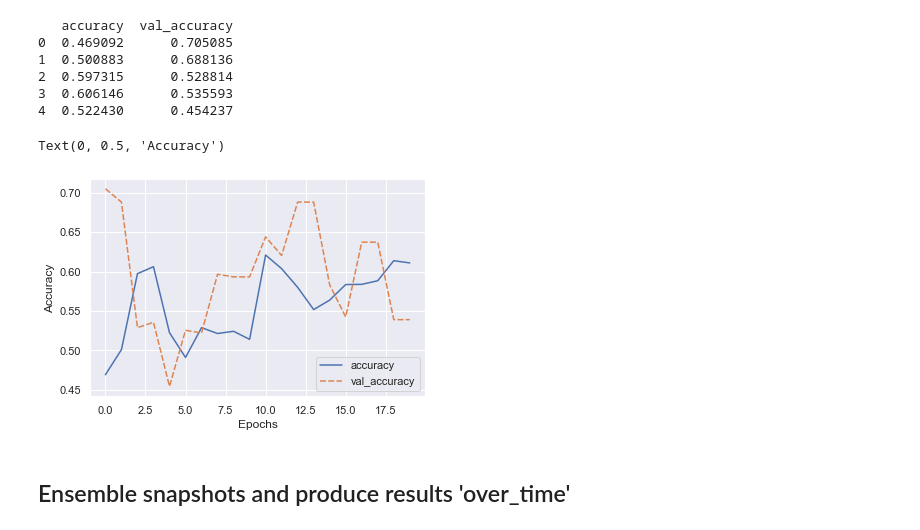
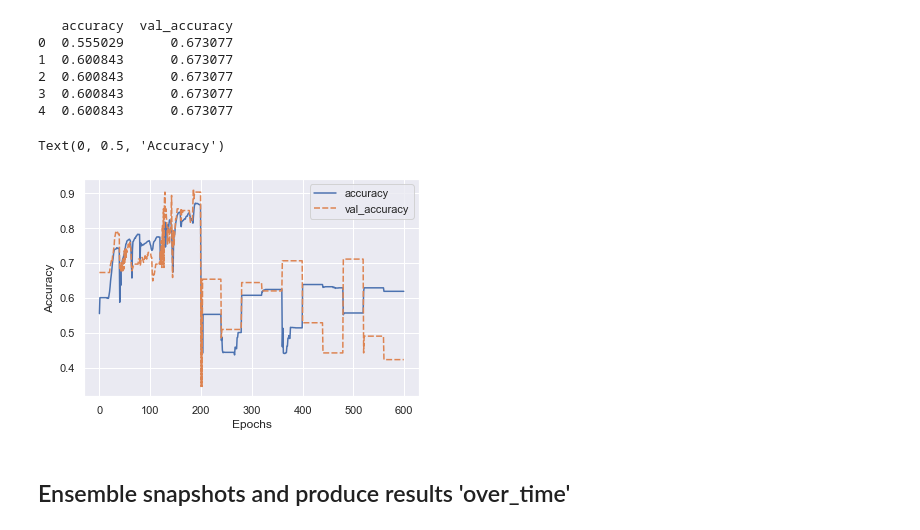
Before and after one commit to jobvink/SnapshotEnsembles, a Jupyter notebook: analytics/electricity/experiment-02.ipynb, the cells around one changed output. Cells and saved outputs as stored; diff of their text form; code cells hidden in the pictures.

```diff
--- a/analytics/electricity/experiment-02.ipynb
+++ b/analytics/electricity/experiment-02.ipynb
@@ -20,28 +20,28 @@ import tensorflow as tf
 physical_devices = tf.config.list_physical_devices('GPU')
 tf.config.experimental.set_memory_growth(physical_devices[0], True)
 # %%
-n_epochs = 20
-n_models = 10
-n_steps = 24
+n_epochs = 600
+n_models = 15
+n_steps = 5
 model_prefix = f"RNN-snapshot-{n_steps}-{n_epochs}"
 
 raw_data = pd.read_csv(f'{model_prefix}.csv')
 raw_data = raw_data.drop(['Unnamed: 0'], axis=1)
 print(raw_data.head())
 
 sns.set_theme()
 sns.lineplot(data=raw_data)
 plt.xlabel('Epochs')
 plt.ylabel('Accuracy')
 # %% [output]
    accuracy  val_accuracy
-0  0.469092      0.705085
-1  0.500883      0.688136
-2  0.597315      0.528814
-3  0.606146      0.535593
-4  0.522430      0.454237
+0  0.555029      0.673077
+1  0.600843      0.673077
+2  0.600843      0.673077
+3  0.600843      0.673077
+4  0.600843      0.673077
 Text(0, 0.5, 'Accuracy')
-[figure, old version]
+[figure, new version]
 # %% [markdown]
 ## Ensemble snapshots and produce results 'over_time'
 # %%
```
Also changed, not shown: parts of 5 cells of this notebook, 22 other files.
